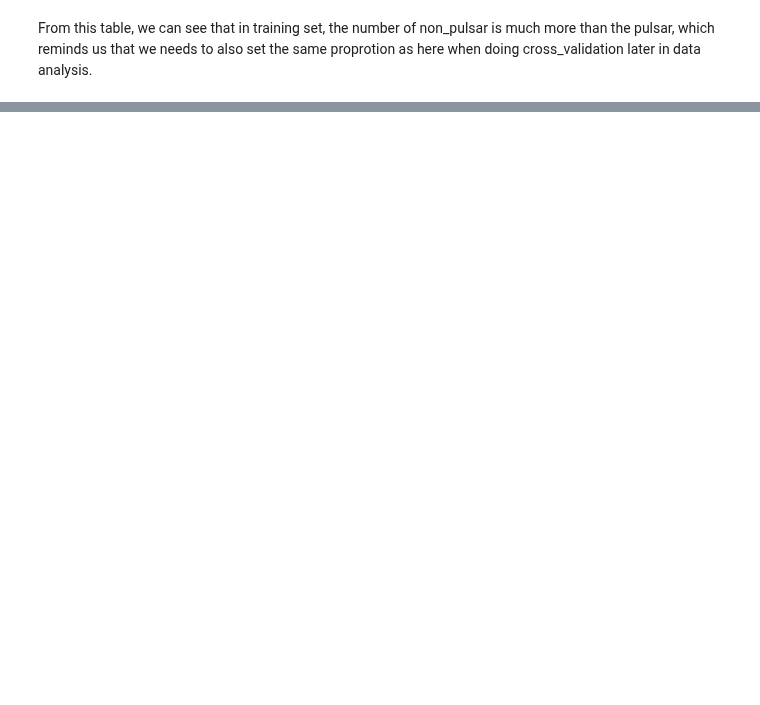
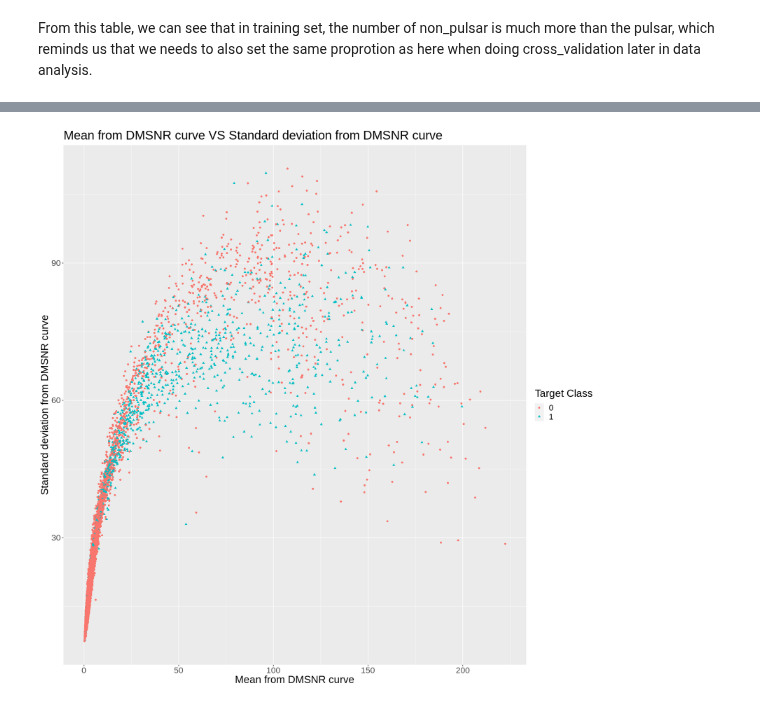
Before and after one commit to ScottCY/Group-_Project, a Jupyter notebook: proposal.ipynb, the cells around one changed output, grey strips where cells are left out. Saved outputs shown, nothing was run; the diff lists cells and outputs as text; code cells hidden in the pictures; blank space fills up the shorter version.

```diff
--- a/proposal.ipynb
+++ b/proposal.ipynb
@@ -191,0 +210,11 @@ ERROR: Error in ggplot(class_table, aes(x = type, y = count, fill = type)): obje
+# %%
+#Visualize our data (scatterplot of the two class of star from their DMSNR curve data)
+options(repr.plot.width = 15, repr.plot.height = 15)
+DMSNR_plot <- ggplot(pulsar_train_tidy,
+            aes(x = DMSNR_curve_mean, y = DMSNR_curve_standard_deviation, colour = target_class, shape = target_class))+
+geom_point()+
+ggtitle("Mean from DMSNR curve VS Standard deviation from DMSNR curve")+
+labs(x = "Mean from DMSNR curve", y = "Standard deviation from DMSNR curve", colour = "Target Class", shape = "Target Class")+
+theme(text = element_text(size = 20))
+         DMSNR_plot
+# %% [output]
@@ -191,0 +223 @@ ERROR: Error in ggplot(class_table, aes(x = type, y = count, fill = type)): obje
+[figure, added]
```
Also changed, not shown: parts of 4 cells of this notebook.
